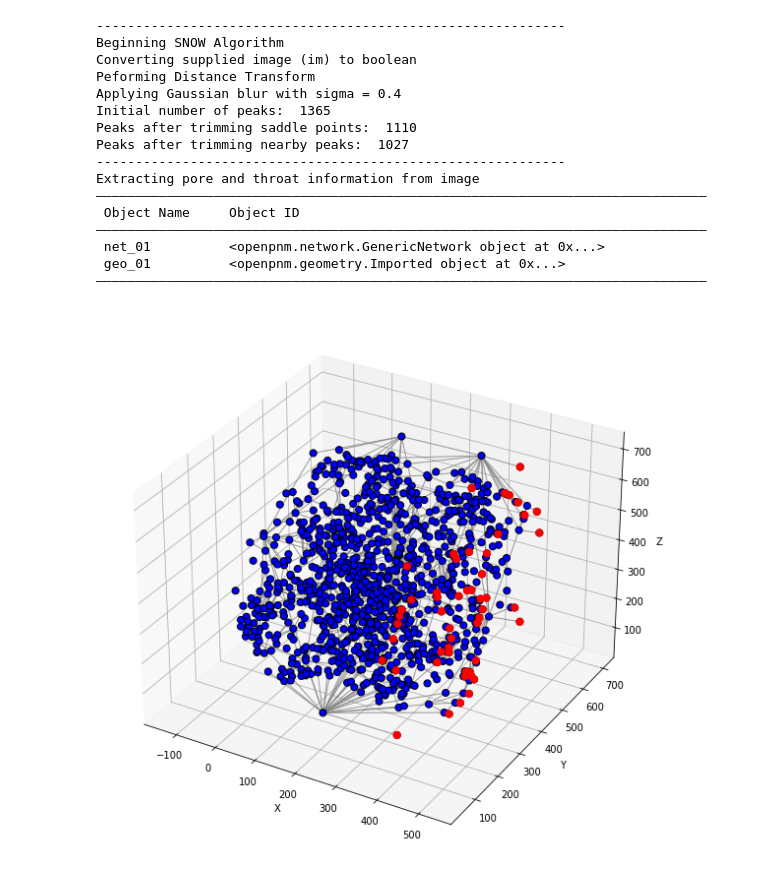
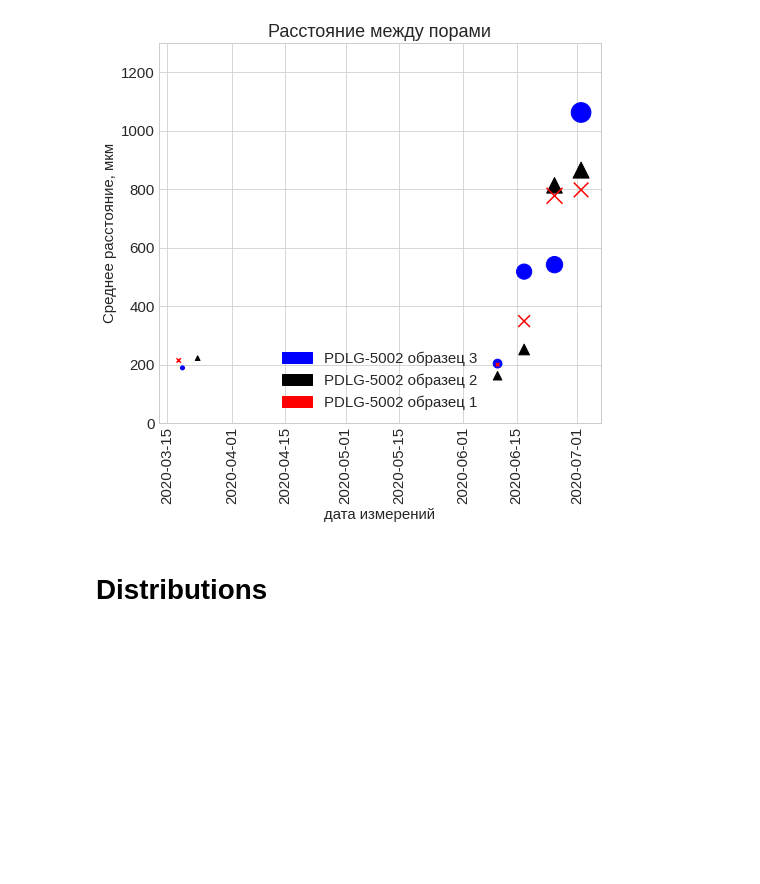
Before and after one commit to ankhafizov/porous_implants, a Jupyter notebook: networks.ipynb, the cells around one changed output. Saved outputs shown, nothing was run; the diff lists cells and outputs as text; code cells hidden in the pictures; blank space fills up the shorter version.

```diff
--- a/networks.ipynb
+++ b/networks.ipynb
@@ -11,0 +11,5 @@ from skimage.measure import marching_cubes
+# %%
+df = dm.load_data("setup_culindric_diameters_and_distances.csv")
+# %%
+df['date'] =  df.date.str.replace("_", "/")
+df['date'] = pd.to_datetime(df.date)
@@ -11,0 +146,31 @@ from skimage.measure import marching_cubes
+# %%
+def plot_distances(polymer_type, df=df):
+    df = df[df.polimer_type==polymer_type]
+
+    fig, ax = plt.subplots(figsize=(7, 7), constrained_layout=True)
+
+    colors = ["blue", "black", "red"]
+    markers = ["o", "^", "x"]
+    labels = []
+    for sample_number, color, marker in zip(np.flip(df.sample_number.unique()), colors, markers):
+        df_for_1_sample = df[df.sample_number==sample_number].reset_index()
+
+        s = np.pi*(df_for_1_sample["standard_dev_distances"].to_numpy()**2) / 10_000
+
+        labels.append(mpatches.Patch(color=color, label=polymer_type+f" образец {sample_number}"))
+        df_for_1_sample.plot(kind="scatter",
+                             x="date",
+                             y="mean_distances",
+                             ax=ax,
+                             c=color,
+                             s=s,
+                             marker=marker
+                             )
+
+    ax.set_xlabel("дата измерений")
+    ax.set_ylabel("Среднее расстояние, мкм")
+    ax.set_title("Расстояние между порами")
+
+    ax.legend(loc=8, handles=labels)
+    ax.set_ylim(bottom=0, top=1300)
+    plt.xticks(rotation='vertical')
@@ -12 +181,7 @@ from skimage.measure import marching_cubes
+# %%
+plot_distances("PDLG-5002")
+# %% [output]
+[figure, added]
+# %% [markdown]
+# Distributions
 # %%
@@ -20,31 +194,0 @@ img3d = get_bin_img(sample_name)
-# %%
-snow = ps.networks.snow(im=img3d, boundary_faces=['right'])
-proj = op.io.PoreSpy.import_data(snow)
-print(proj)
-net = proj[0]
-# %% [output]
-------------------------------------------------------------
-Beginning SNOW Algorithm
-Converting supplied image (im) to boolean
-Peforming Distance Transform
-Applying Gaussian blur with sigma = 0.4
-Initial number of peaks:  1365
-Peaks after trimming saddle points:  1110
-Peaks after trimming nearby peaks:  1027
-------------------------------------------------------------
-Extracting pore and throat information from image
-――――――――――――――――――――――――――――――――――――――――――――――――――――――――――――――――――――――――――――――
- Object Name     Object ID
-――――――――――――――――――――――――――――――――――――――――――――――――――――――――――――――――――――――――――――――
- net_01          <openpnm.network.GenericNetwork object at 0x...>
- geo_01          <openpnm.geometry.Imported object at 0x...>
-――――――――――――――――――――――――――――――――――――――――――――――――――――――――――――――――――――――――――――――
-# %%
-
-fig = op.topotools.plot_connections(network=net, alpha=0.8, color='grey')
-fig = op.topotools.plot_coordinates(network=net, fig=fig, color='b', edgecolor='k', markersize=50)
-fig = op.topotools.plot_coordinates(network=net, pores=net.pores('right'), fig=fig, color='r', markersize=50)
-fig.set_size_inches(8, 8)
-fig.tight_layout()
-# %% [output]
-[figure, removed]
```
Also changed, not shown: parts of 16 cells of this notebook, 2 other files.
